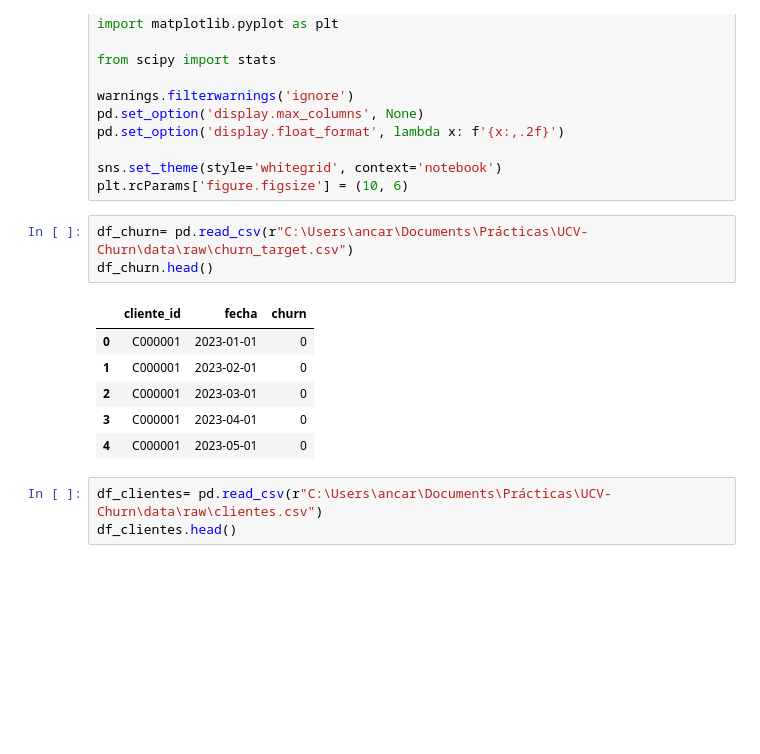
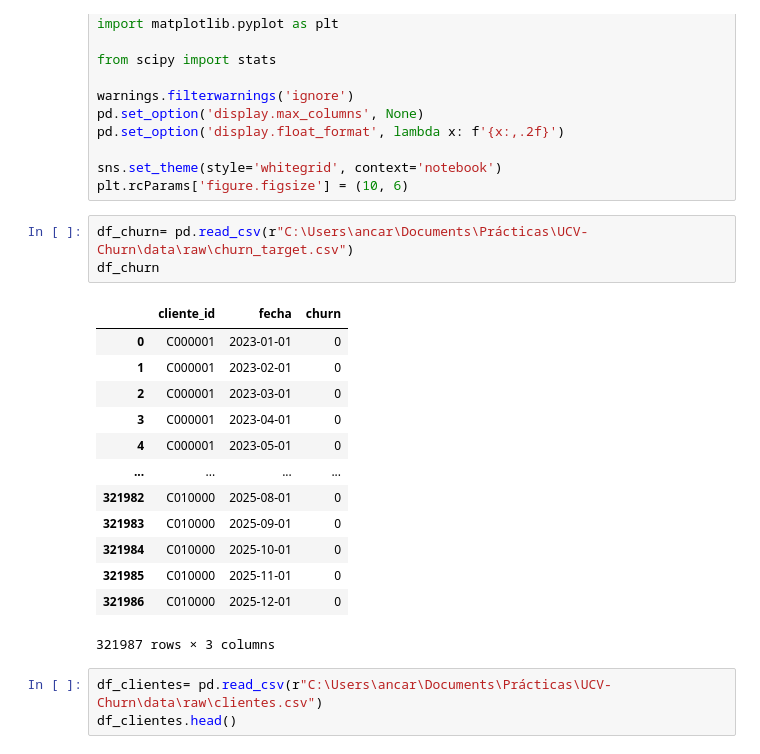
Before and after one commit to ancarmar03-create/UCV-Churn, a Jupyter notebook: notebooks/modelo1.ipynb, the cells around one changed output. Drawn from its saved outputs; the diff is of its cells as text; blank space fills up the shorter version.

```diff
--- a/notebooks/modelo1.ipynb
+++ b/notebooks/modelo1.ipynb
@@ -30,14 +30,21 @@ sns.set_theme(style='whitegrid', context='notebook')
 plt.rcParams['figure.figsize'] = (10, 6)
 # %%
 df_churn= pd.read_csv(r"C:\Users\ancar\Documents\Prácticas\UCV-Churn\data\raw\churn_target.csv")
-df_churn.head()
+df_churn
 # %% [output]
 |  | cliente_id | fecha | churn |
 | 0 | C000001 | 2023-01-01 | 0 |
 | 1 | C000001 | 2023-02-01 | 0 |
 | 2 | C000001 | 2023-03-01 | 0 |
 | 3 | C000001 | 2023-04-01 | 0 |
 | 4 | C000001 | 2023-05-01 | 0 |
+| ... | ... | ... | ... |
+| 321982 | C010000 | 2025-08-01 | 0 |
+| 321983 | C010000 | 2025-09-01 | 0 |
+| 321984 | C010000 | 2025-10-01 | 0 |
+| 321985 | C010000 | 2025-11-01 | 0 |
+| 321986 | C010000 | 2025-12-01 | 0 |
+321987 rows × 3 columns
 # %%
 df_clientes= pd.read_csv(r"C:\Users\ancar\Documents\Prácticas\UCV-Churn\data\raw\clientes.csv")
 df_clientes.head()
```
Also changed, not shown: parts of 17 cells of this notebook.
